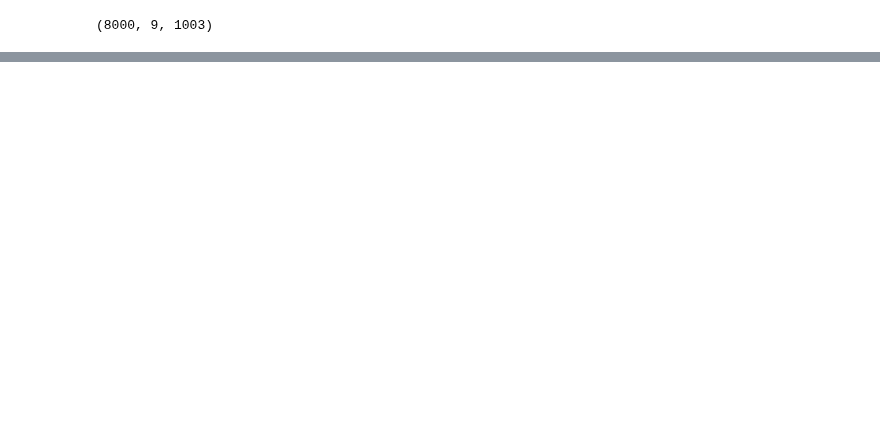
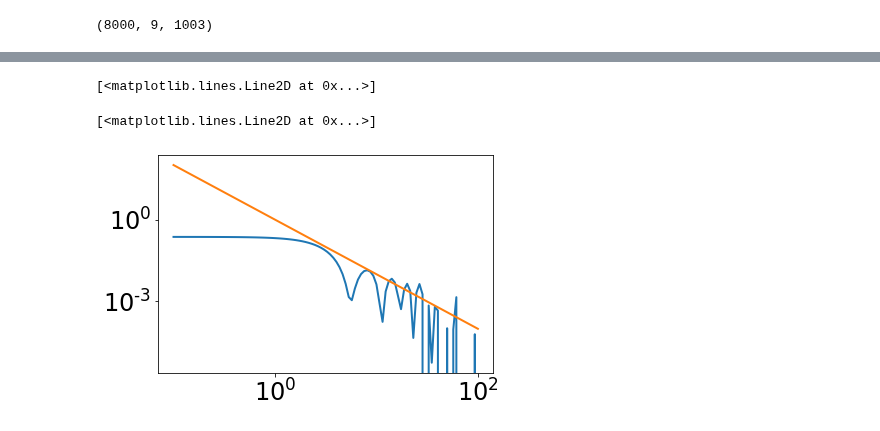
Before and after one commit to palladio11/aLENS_analysis, a Jupyter notebook: notebooks/spindle/01b-iso_nematic_testing_rusty.ipynb, the cells around one changed output, grey strips where cells are left out. Drawn from its saved outputs; the diff is of its cells as text; code cells hidden in the pictures; blank space fills up the shorter version.

```diff
--- a/notebooks/spindle/01b-iso_nematic_testing_rusty.ipynb
+++ b/notebooks/spindle/01b-iso_nematic_testing_rusty.ipynb
@@ -36,6 +36,10 @@ import matplotlib.pyplot as plt
 import alens_analysis as aa
 import alens_analysis.chromatin as aac
 
+import torch
+torch.__version__
+device = torch.device("cuda" if torch.cuda.is_available() else "cpu")
+print(f'torch device: {device}')
 
 # Locations
 alens_data_path = Path.home() / 'ceph/DATA/Motor_Inference/IsoNemTesting'
@@ -352,0 +228,22 @@ time
+# %%
+k_points = 100
+com_arr = .5 * (sy_dat[:, 2:5, -1] + sy_dat[:, 5:8, -1])
+tcom_arr = torch.from_numpy(com_arr).to(device)
+dir_arr = sy_dat[:, 5:8, -1] - sy_dat[:, 2:5, -1]
+
+tk_arr = torch.logspace(-1, 2, k_points)
+tk_arr = torch.vstack([torch.zeros(k_points), torch.zeros(k_points), tk_arr]).T.to(device)
+# k_arr = np.vstack([np.zeros(k_points), k_arr, np.zeros(k_points)]).T
+tQ_arr = torch.from_numpy(aa.nematic_order.make_nematic_tensor_arr(dir_arr)).to(device)
+
+S_arr = torch.zeros(k_points).to(device)
+
+for i in range(k_points):
+    S_arr[i] = aa.nematic_order.make_structure_factor_torch(tQ_arr, tcom_arr, tk_arr[i], device=device)
+# %%
+plt.loglog(k_arr[:,2], S_arr)
+plt.loglog(k_arr[:,2], 1/k_arr[:,2]**2)
+# %% [output]
+[<matplotlib.lines.Line2D at 0x...>]
+[<matplotlib.lines.Line2D at 0x...>]
+[figure, added]
```
Also changed, not shown: parts of 24 cells of this notebook, 2 other files.
